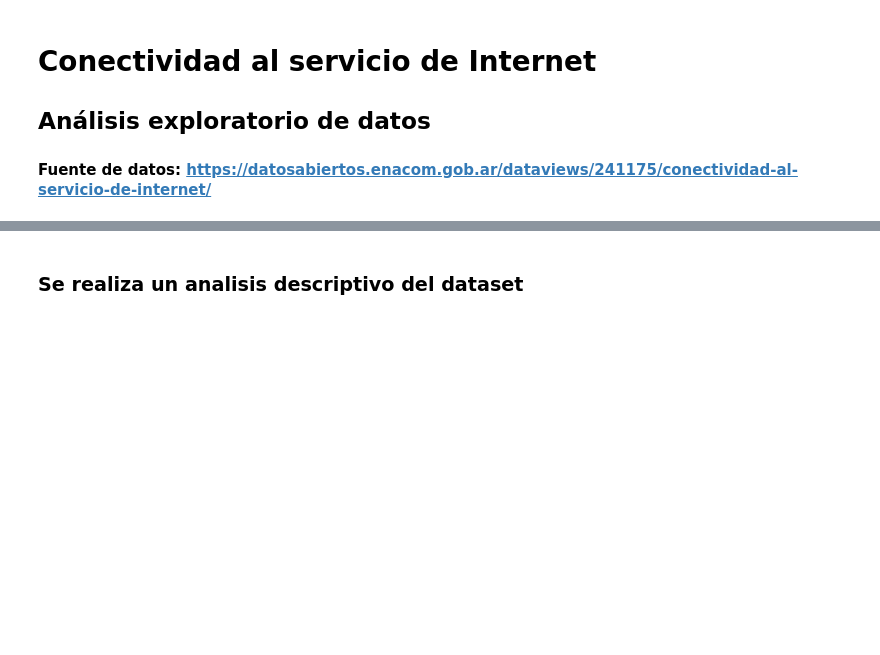
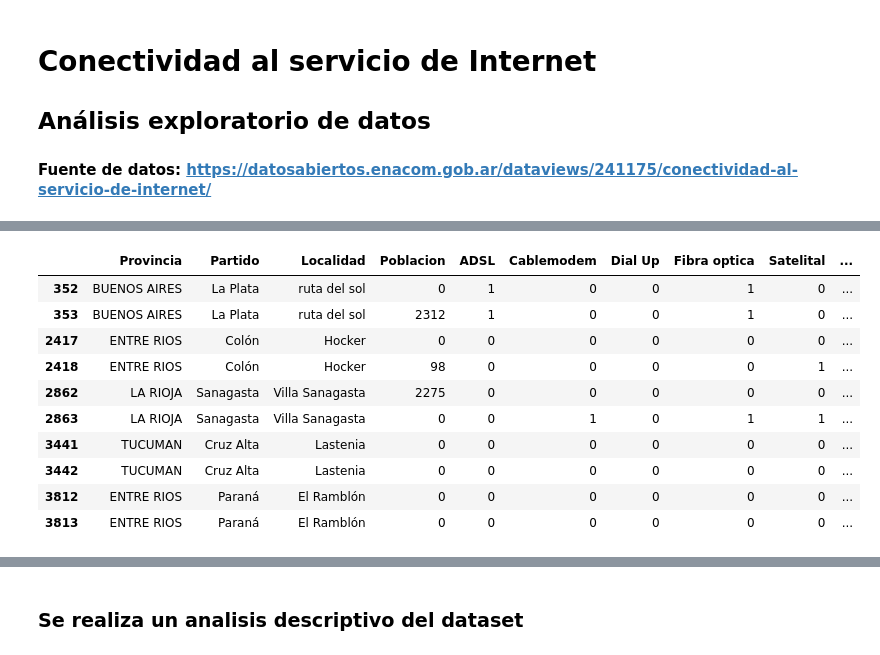
Before and after one commit to romanzelararg/Grupo22-PP1-Sala2, a Jupyter notebook: Grupo22_PP1.ipynb, the cells around one changed output, grey strips where cells are left out. Saved outputs shown, nothing was run; the diff lists cells and outputs as text; code cells hidden in the pictures; blank space fills up the shorter version.

```diff
--- a/Grupo22_PP1.ipynb
+++ b/Grupo22_PP1.ipynb
@@ -61,0 +87,19 @@ data_df.head(3)
+# %%
+# Se identificaron 5 registros repetidos. Se buscan los ID de los mismos para eliminarlos.
+
+valores_buscar = ['ENTRE RIOS-Colón-Hocker' , 'LA RIOJA-Sanagasta-Villa Sanagasta', 'BUENOS AIRES-La Plata-ruta del sol' , 'TUCUMAN-Cruz Alta-Lastenia' , 'ENTRE RIOS-Paraná-El Ramblón']
+
+a_borrar = data_df.loc[data_df['Key_Merge'].isin(valores_buscar)]
+a_borrar # repetidos 352, 2417, 2863, 3441, 3812
+# %% [output]
+|  | Provincia | Partido | Localidad | Poblacion | ADSL | Cablemodem | Dial Up | Fibra optica | Satelital | ... |
+| 352 | BUENOS AIRES | La Plata | ruta del sol | 0 | 1 | 0 | 0 | 1 | 0 | ... |
+| 353 | BUENOS AIRES | La Plata | ruta del sol | 2312 | 1 | 0 | 0 | 1 | 0 | ... |
+| 2417 | ENTRE RIOS | Colón | Hocker | 0 | 0 | 0 | 0 | 0 | 0 | ... |
+| 2418 | ENTRE RIOS | Colón | Hocker | 98 | 0 | 0 | 0 | 0 | 1 | ... |
+| 2862 | LA RIOJA | Sanagasta | Villa Sanagasta | 2275 | 0 | 0 | 0 | 0 | 0 | ... |
+| 2863 | LA RIOJA | Sanagasta | Villa Sanagasta | 0 | 0 | 1 | 0 | 1 | 1 | ... |
+| 3441 | TUCUMAN | Cruz Alta | Lastenia | 0 | 0 | 0 | 0 | 0 | 0 | ... |
+| 3442 | TUCUMAN | Cruz Alta | Lastenia | 0 | 0 | 0 | 0 | 0 | 0 | ... |
+| 3812 | ENTRE RIOS | Paraná | El Ramblón | 0 | 0 | 0 | 0 | 0 | 0 | ... |
+| 3813 | ENTRE RIOS | Paraná | El Ramblón | 0 | 0 | 0 | 0 | 0 | 0 | ... |
```
Also changed, not shown: parts of 35 cells of this notebook.
